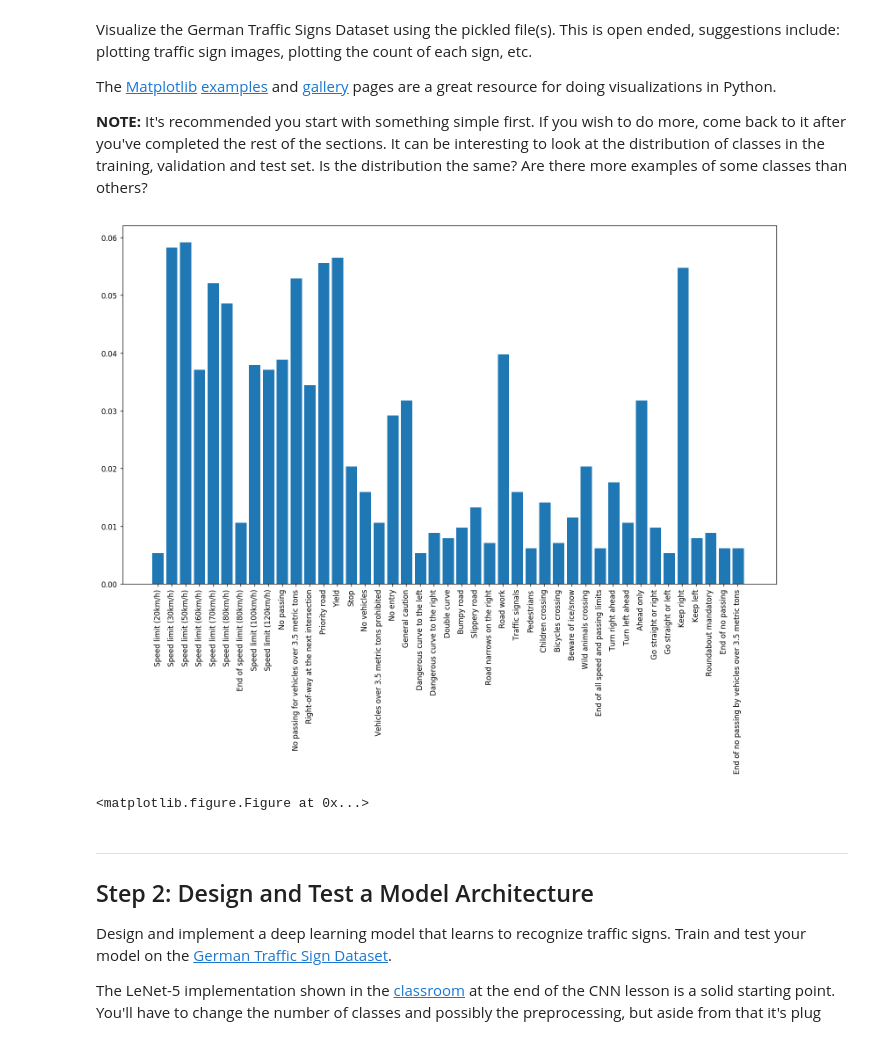
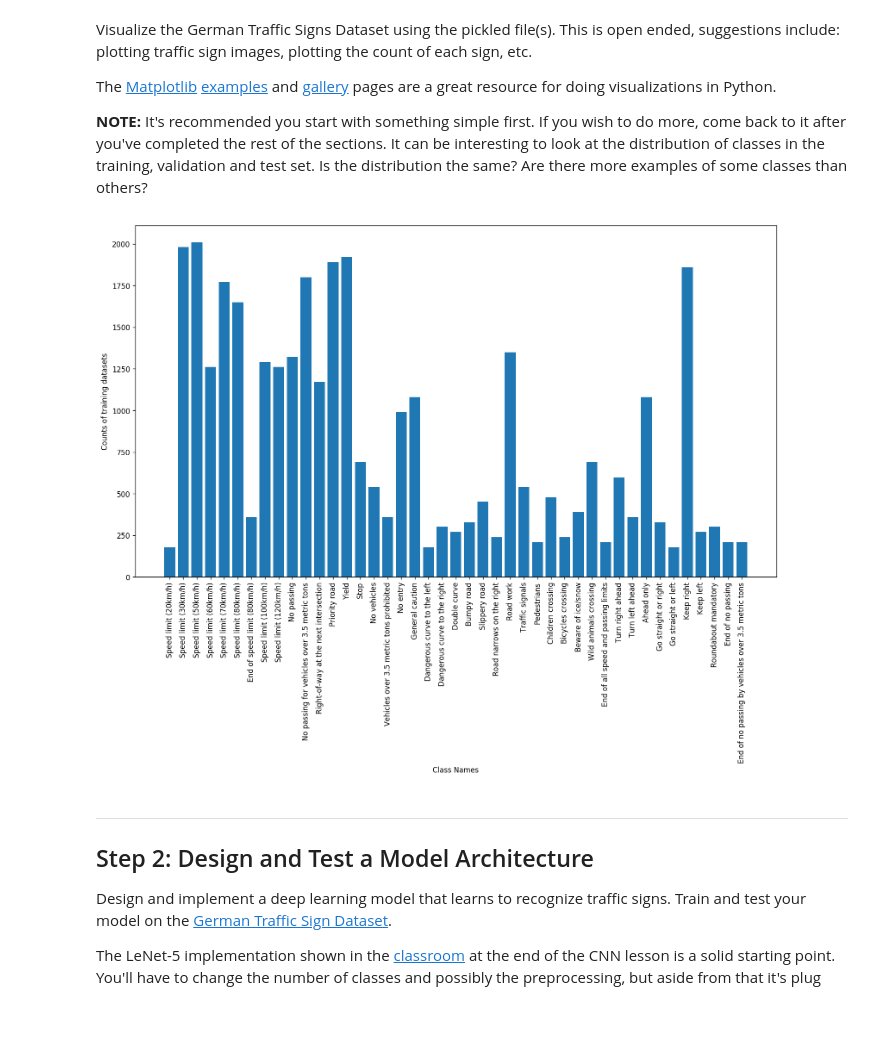
Before and after one commit to FutureKen/CarND-Traffic-Sign-Classifier-Project, a Jupyter notebook: Traffic_Sign_Classifier.ipynb, the cells around one changed output. Cells and saved outputs as stored; diff of their text form; code cells hidden in the pictures.

```diff
--- a/Traffic_Sign_Classifier.ipynb
+++ b/Traffic_Sign_Classifier.ipynb
@@ -74,8 +74,12 @@ image_shape = X_train[0].shape
 # TODO: How many unique classes/labels there are in the dataset.
 n_classes = len(np.unique(y_train))
 
+sign_classes, class_indices, class_counts = np.unique(y_train, return_index = True, return_counts = True)
+print(sign_classes)
+
 print("Number of training examples =", n_train)
 print("Number of testing examples =", n_test)
 print("Image data shape =", image_shape)
 print("Number of classes =", n_classes)
+print(class_counts)
 # %% [output]
@@ -102,22 +111,20 @@ import matplotlib.pyplot as plt
 signnames = pd.read_csv("signnames.csv").set_index("ClassId")["SignName"]
 
 # draw histogram of label frequency
-def draw_histogram(dataset, classes):
+def draw_histogram(counts, classes):
     plt.figure(figsize=(16, 9), dpi=120)
-    hist, bins = np.histogram(dataset, bins=classes)
+    plt.xlabel('Class Names')
+    plt.ylabel('Counts of training datasets')
     width = 0.8
-    center = (bins[:-1] + bins[1:]) / 2
     ax = plt.subplot(111)
-    ax.hist(y_train, bins, width=width, normed=True)
-    ax.set_xticks(np.arange(min(y_train) + 0.4, max(y_train), 0.975))
+    ax.bar( np.arange( 43 ), counts, align='center' )
+    ax.set_xticks(np.arange(0, 43, 1))
     ax.set_xticklabels(signnames, rotation=90)
-    plt.figure(figsize=(16,9))
     plt.show()
 # %%
-draw_histogram(y_train, n_classes)
+draw_histogram(class_counts, n_classes)
 # %% [output]
-[figure, old version]
+[figure, new version]
-<matplotlib.figure.Figure at 0x...>
 # %% [markdown]
 ----
 
```
Also changed, not shown: parts of 12 cells of this notebook.
